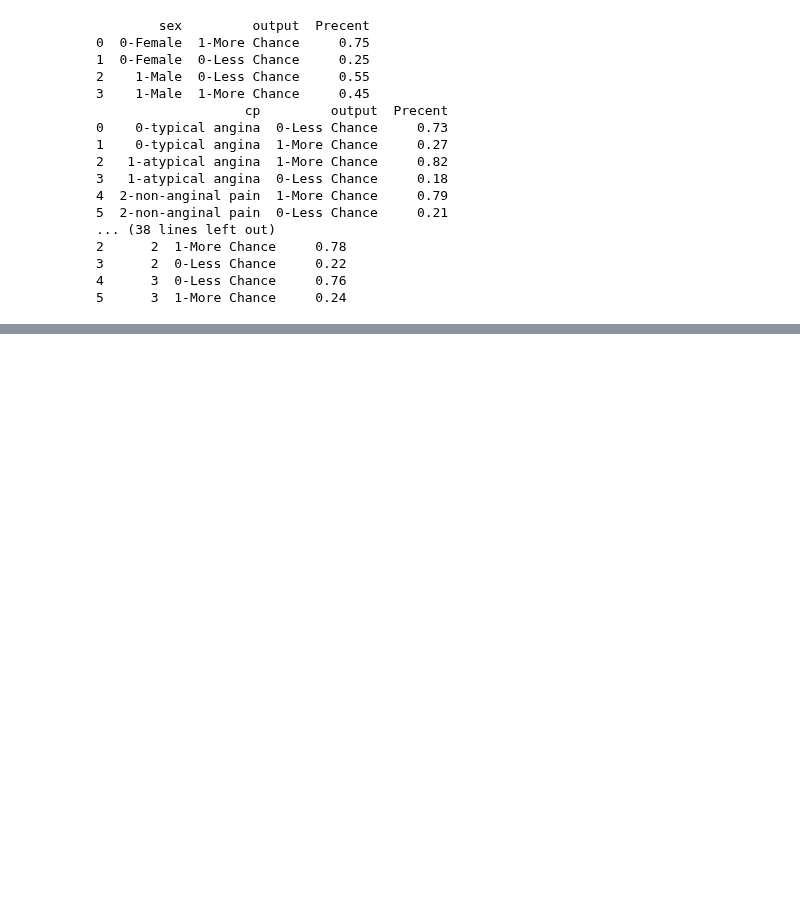
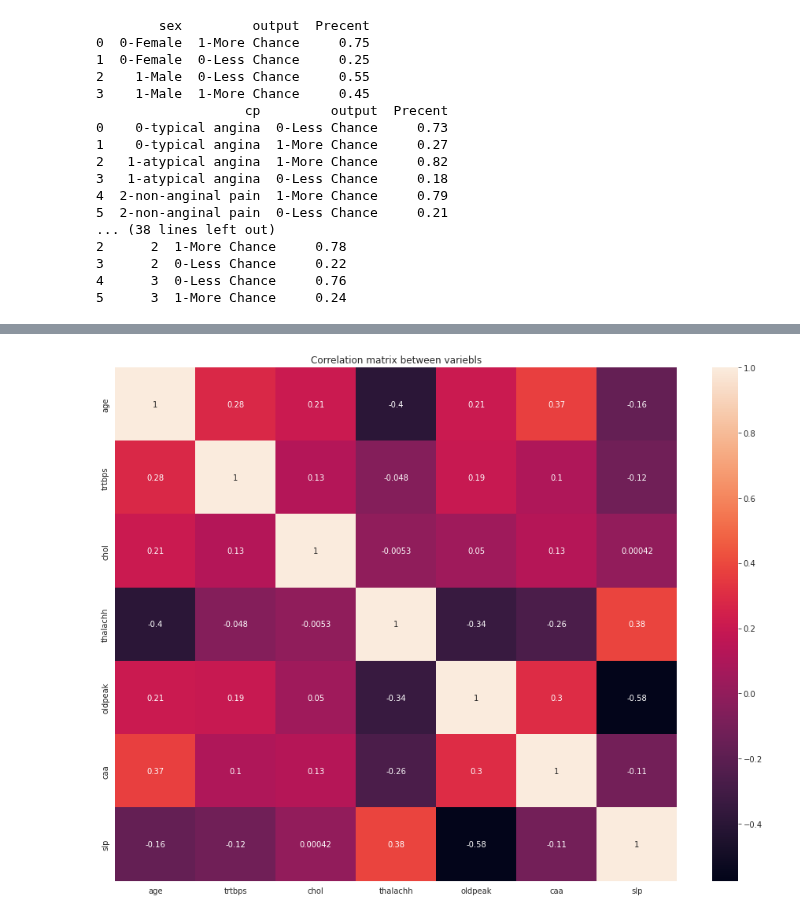
Before and after one commit to DimaUd/Heart-Attack, a Jupyter notebook: Test.ipynb, the cells around one changed output, grey strips where cells are left out. Cells and saved outputs as stored; diff of their text form; code cells hidden in the pictures; blank space fills up the shorter version.

```diff
--- a/Test.ipynb
+++ b/Test.ipynb
@@ -523,0 +592,6 @@ for name in heart_data_vis[categorical_features].columns:
+# %%
+plt.figure(figsize=(16,12))
+sns.heatmap(data=heart_data_vis[numeric_features + ['caa','slp']].corr(),annot=True)
+plt.title('Correlation matrix between variebls');
+# %% [output]
+[figure, added]
```
Also changed, not shown: parts of 11 cells of this notebook.
